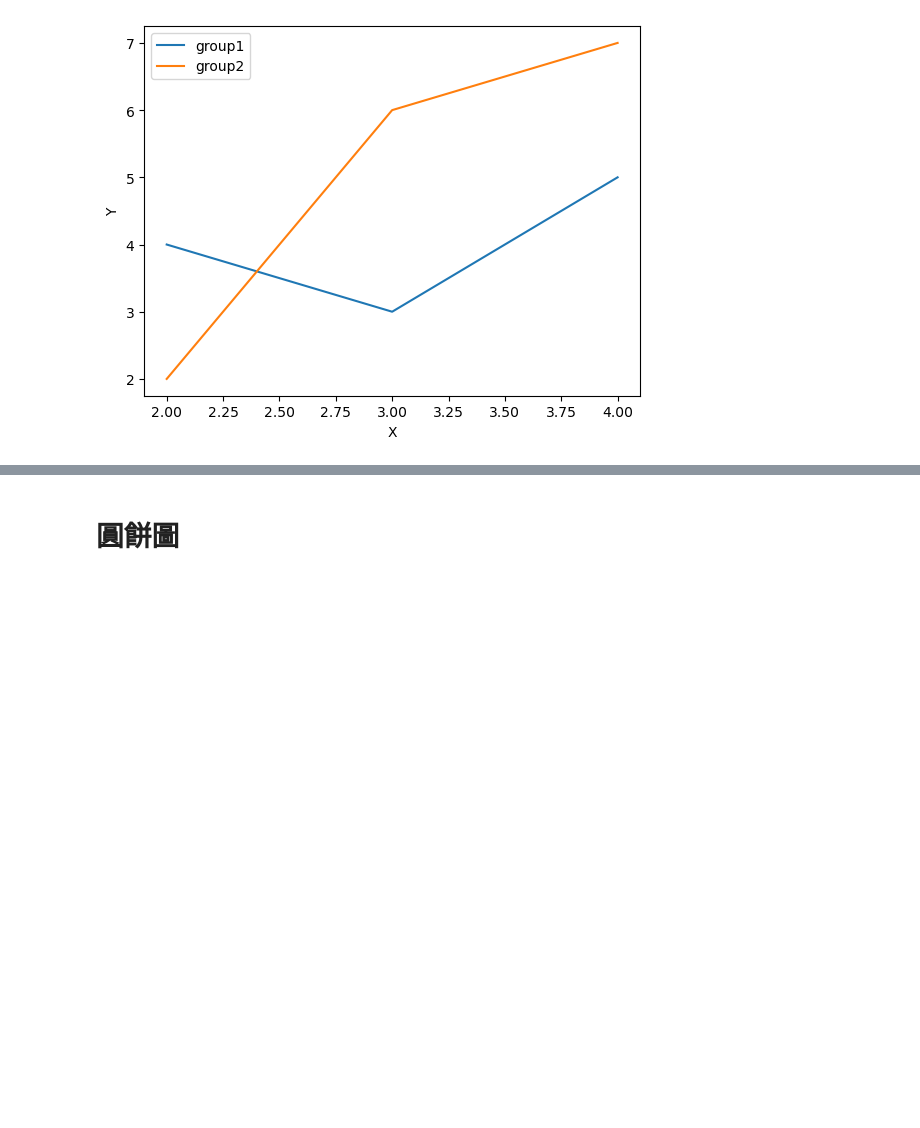
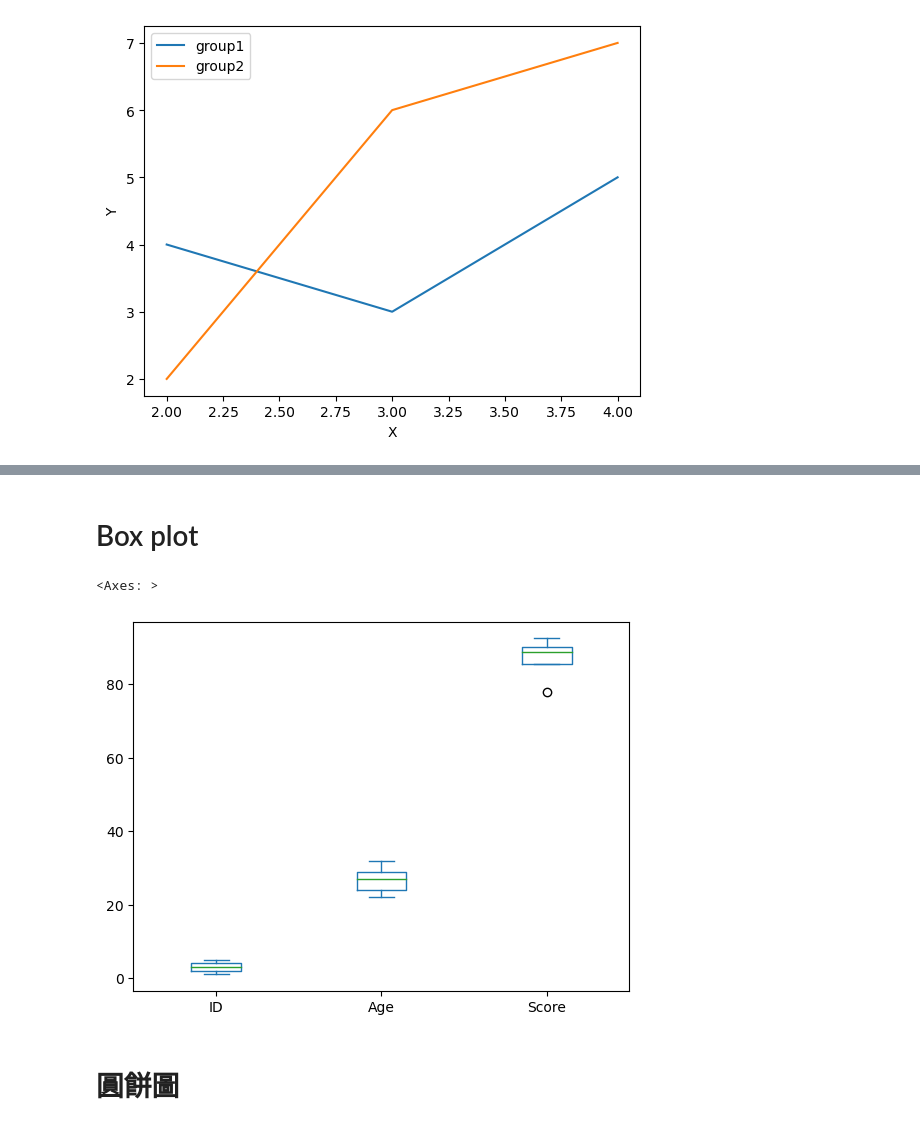
Before and after one commit to benson1231/DataScience, a Jupyter notebook: Python/matplotlib.ipynb, the cells around one changed output, grey strips where cells are left out. Cells and saved outputs as stored; diff of their text form; code cells hidden in the pictures; blank space fills up the shorter version.

```diff
--- a/Python/matplotlib.ipynb
+++ b/Python/matplotlib.ipynb
@@ -17,3 +63,10 @@ plt.show()
+# %% [markdown]
+# Box plot
+# %%
+df.plot.box()
+# %% [output]
+<Axes: >
+[figure, added]
 # %% [markdown]
 # 圓餅圖
 # %%
```
Also changed, not shown: parts of 15 cells of this notebook, 7 other files.
